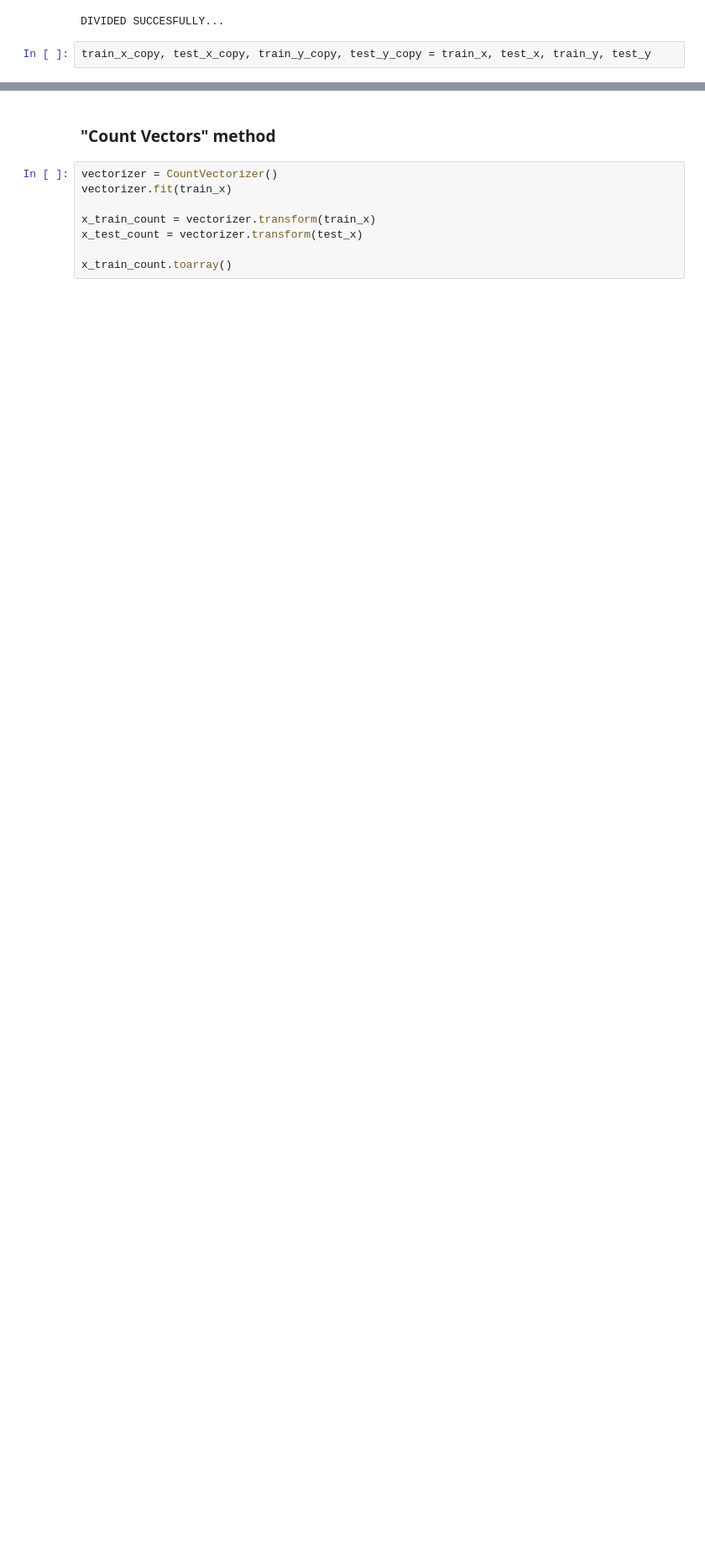
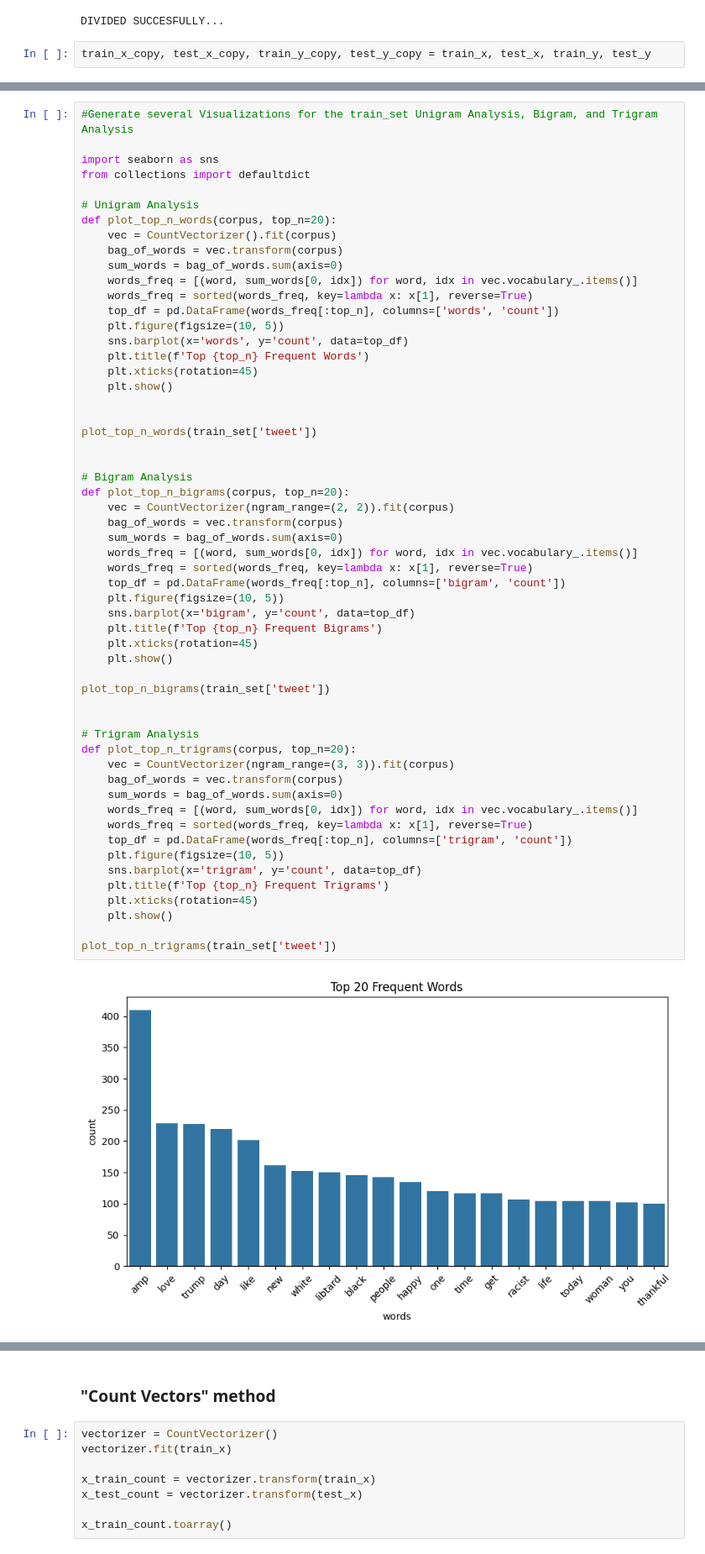
Before and after one commit to Kaizenet/TextMiningSA, a Jupyter notebook: code/Assignment_TextMiningSA.ipynb, the cells around one changed output, grey strips where cells are left out. Shown at 84% size. Saved outputs shown, nothing was run; the diff lists cells and outputs as text; blank space fills up the shorter version.

```diff
--- a/code/Assignment_TextMiningSA.ipynb
+++ b/code/Assignment_TextMiningSA.ipynb
@@ -364,0 +374,58 @@ train_x_copy, test_x_copy, train_y_copy, test_y_copy = train_x, test_x, train_y,
+# %%
+#Generate several Visualizations for the train_set Unigram Analysis, Bigram, and Trigram Analysis
+
+import seaborn as sns
+from collections import defaultdict
+
+# Unigram Analysis
+def plot_top_n_words(corpus, top_n=20):
+    vec = CountVectorizer().fit(corpus)
+    bag_of_words = vec.transform(corpus)
+    sum_words = bag_of_words.sum(axis=0)
+    words_freq = [(word, sum_words[0, idx]) for word, idx in vec.vocabulary_.items()]
+    words_freq = sorted(words_freq, key=lambda x: x[1], reverse=True)
+    top_df = pd.DataFrame(words_freq[:top_n], columns=['words', 'count'])
+    plt.figure(figsize=(10, 5))
+    sns.barplot(x='words', y='count', data=top_df)
+    plt.title(f'Top {top_n} Frequent Words')
+    plt.xticks(rotation=45)
+    plt.show()
+
+
+plot_top_n_words(train_set['tweet'])
+
+
+# Bigram Analysis
+def plot_top_n_bigrams(corpus, top_n=20):
+    vec = CountVectorizer(ngram_range=(2, 2)).fit(corpus)
+    bag_of_words = vec.transform(corpus)
+    sum_words = bag_of_words.sum(axis=0)
+    words_freq = [(word, sum_words[0, idx]) for word, idx in vec.vocabulary_.items()]
+    words_freq = sorted(words_freq, key=lambda x: x[1], reverse=True)
+    top_df = pd.DataFrame(words_freq[:top_n], columns=['bigram', 'count'])
+    plt.figure(figsize=(10, 5))
+    sns.barplot(x='bigram', y='count', data=top_df)
+    plt.title(f'Top {top_n} Frequent Bigrams')
+    plt.xticks(rotation=45)
+    plt.show()
+
+plot_top_n_bigrams(train_set['tweet'])
+
+
+# Trigram Analysis
+def plot_top_n_trigrams(corpus, top_n=20):
+    vec = CountVectorizer(ngram_range=(3, 3)).fit(corpus)
+    bag_of_words = vec.transform(corpus)
+    sum_words = bag_of_words.sum(axis=0)
+    words_freq = [(word, sum_words[0, idx]) for word, idx in vec.vocabulary_.items()]
+    words_freq = sorted(words_freq, key=lambda x: x[1], reverse=True)
+    top_df = pd.DataFrame(words_freq[:top_n], columns=['trigram', 'count'])
+    plt.figure(figsize=(10, 5))
+    sns.barplot(x='trigram', y='count', data=top_df)
+    plt.title(f'Top {top_n} Frequent Trigrams')
+    plt.xticks(rotation=45)
+    plt.show()
+
+plot_top_n_trigrams(train_set['tweet'])
+# %% [output]
+[figure, added]
```
Also changed, not shown: parts of 12 cells of this notebook.
